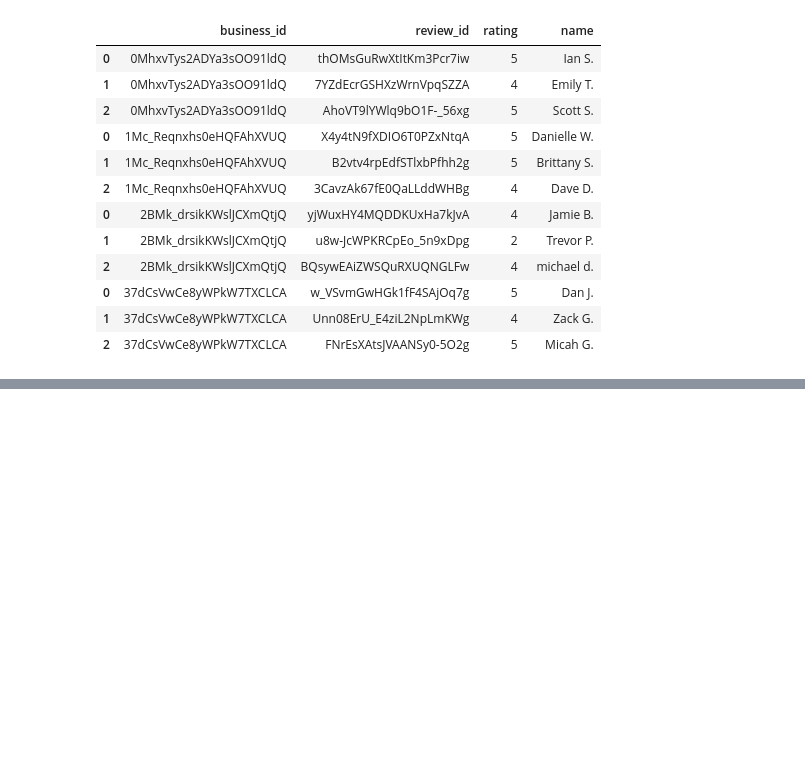
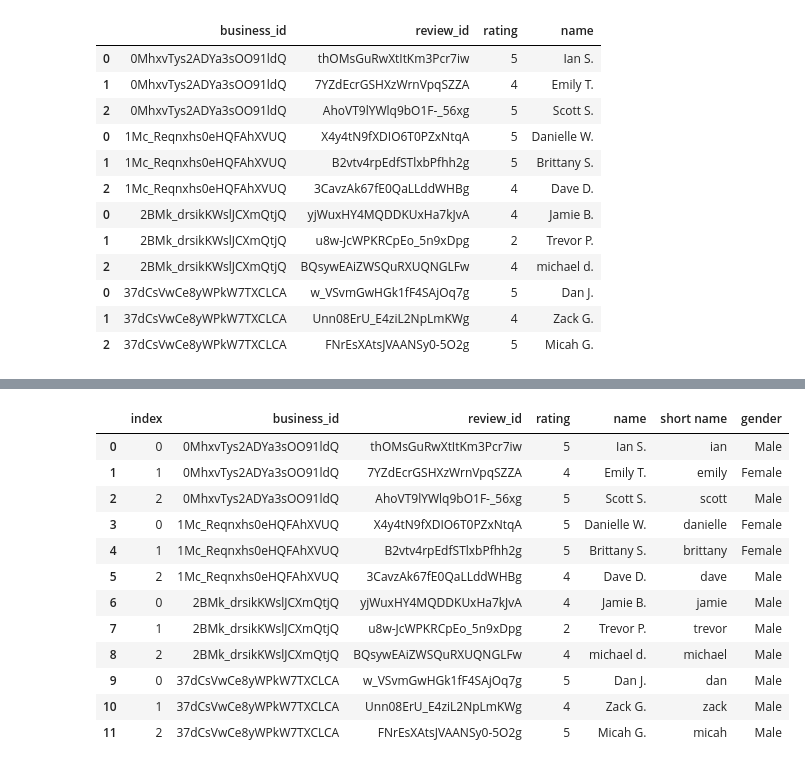
Before and after one commit to DutchDS/Project-1, a Jupyter notebook: Question_2_and_3.ipynb, the cells around one changed output, grey strips where cells are left out. Cells and saved outputs as stored; diff of their text form; code cells hidden in the pictures; blank space fills up the shorter version.

Commit message:
Gender added!

```diff
--- a/Question_2_and_3.ipynb
+++ b/Question_2_and_3.ipynb
@@ -341,0 +326,5 @@ df_rev_total
+# %%
+file = 'gender names.csv'
+df = pd.read_csv(file)
+df = df.set_index('first_name')
+df.head(30)
@@ -341,0 +350,23 @@ df_rev_total
+# %%
+df_rev_total['gender']=""
+gender = []
+for index, row in df_rev_total.iterrows():
+    gender = df.loc[str(row[5]),'gender']
+#     print(gender)
+    df_rev_total.iloc[index, 6] = gender
+
+df_rev_total
+# %% [output]
+|  | index | business_id | review_id | rating | name | short name | gender |
+| 0 | 0 | 0MhxvTys2ADYa3sOO91ldQ | thOMsGuRwXtItKm3Pcr7iw | 5 | Ian S. | ian | Male |
+| 1 | 1 | 0MhxvTys2ADYa3sOO91ldQ | 7YZdEcrGSHXzWrnVpqSZZA | 4 | Emily T. | emily | Female |
+| 2 | 2 | 0MhxvTys2ADYa3sOO91ldQ | AhoVT9lYWlq9bO1F-_56xg | 5 | Scott S. | scott | Male |
+| 3 | 0 | 1Mc_Reqnxhs0eHQFAhXVUQ | X4y4tN9fXDIO6T0PZxNtqA | 5 | Danielle W. | danielle | Female |
+| 4 | 1 | 1Mc_Reqnxhs0eHQFAhXVUQ | B2vtv4rpEdfSTlxbPfhh2g | 5 | Brittany S. | brittany | Female |
+| 5 | 2 | 1Mc_Reqnxhs0eHQFAhXVUQ | 3CavzAk67fE0QaLLddWHBg | 4 | Dave D. | dave | Male |
+| 6 | 0 | 2BMk_drsikKWslJCXmQtjQ | yjWuxHY4MQDDKUxHa7kJvA | 4 | Jamie B. | jamie | Male |
+| 7 | 1 | 2BMk_drsikKWslJCXmQtjQ | u8w-JcWPKRCpEo_5n9xDpg | 2 | Trevor P. | trevor | Male |
+| 8 | 2 | 2BMk_drsikKWslJCXmQtjQ | BQsywEAiZWSQuRXUQNGLFw | 4 | michael d. | michael | Male |
+| 9 | 0 | 37dCsVwCe8yWPkW7TXCLCA | w_VSvmGwHGk1fF4SAjOq7g | 5 | Dan J. | dan | Male |
+| 10 | 1 | 37dCsVwCe8yWPkW7TXCLCA | Unn08ErU_E4ziL2NpLmKWg | 4 | Zack G. | zack | Male |
+| 11 | 2 | 37dCsVwCe8yWPkW7TXCLCA | FNrEsXAtsJVAANSy0-5O2g | 5 | Micah G. | micah | Male |
```
Also changed, not shown: parts of 3 cells of this notebook.
